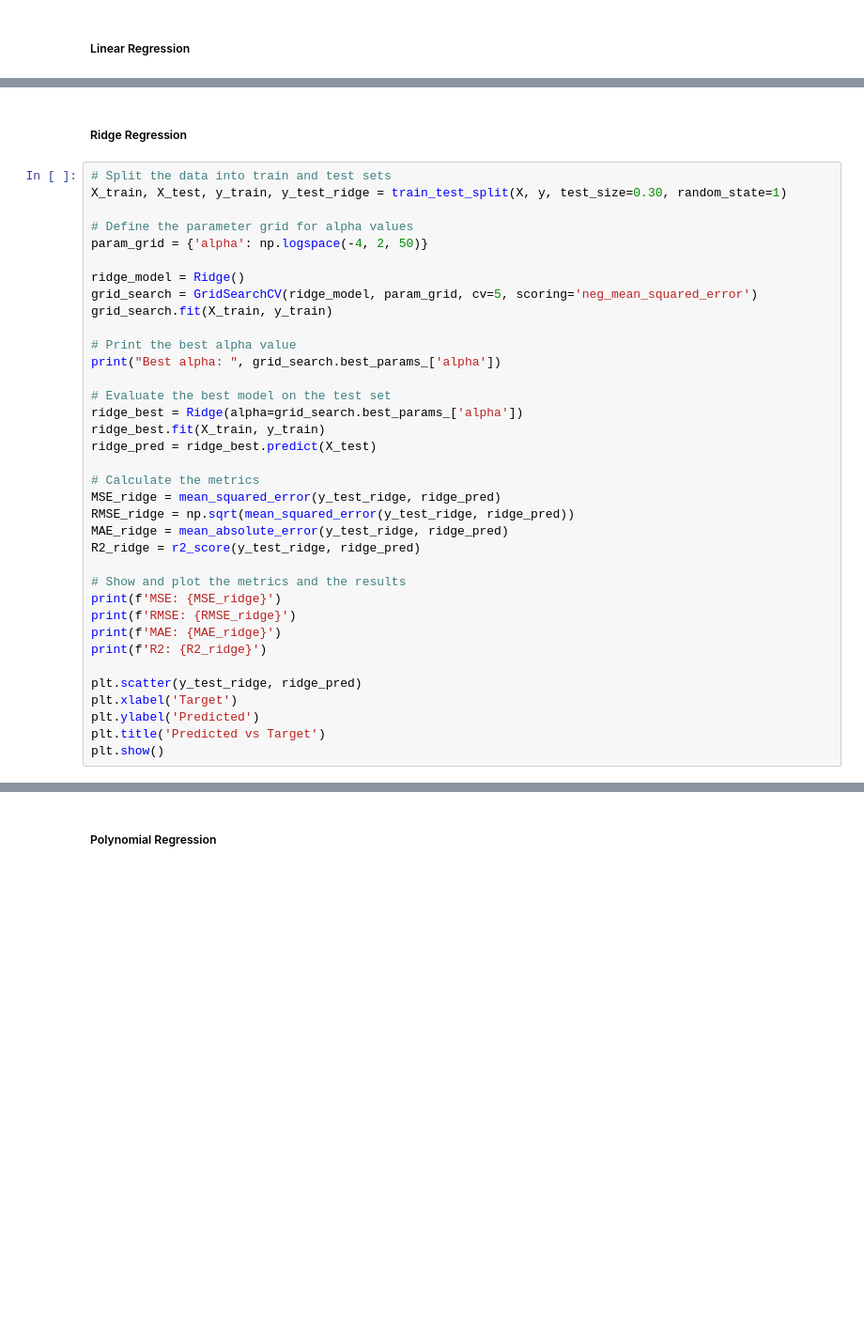
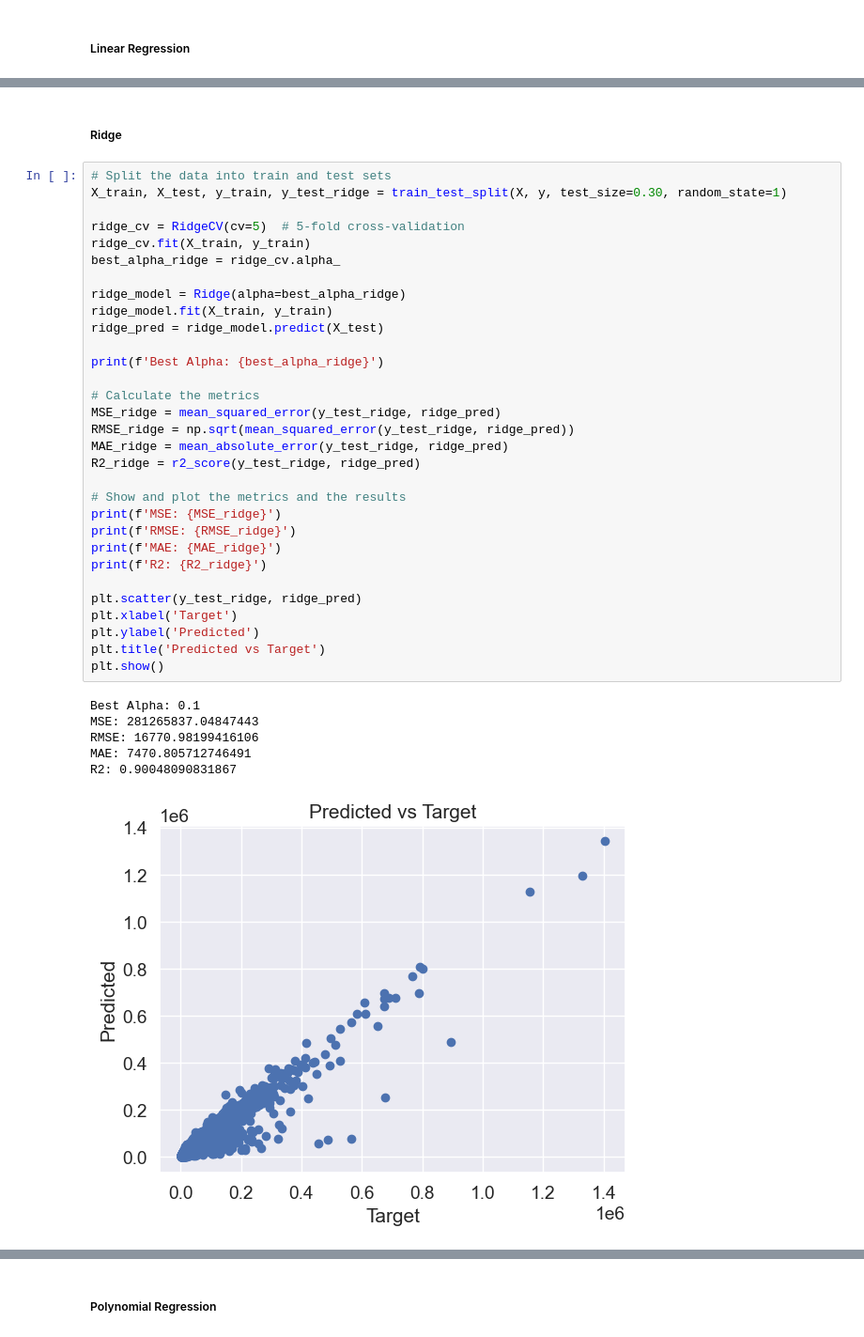
Before and after one commit to d1w1rm4/CS180-Project, a Jupyter notebook: model_code.ipynb, the cells around one changed output, grey strips where cells are left out. Shown at 94% size. Drawn from its saved outputs; the diff is of its cells as text; blank space fills up the shorter version.

```diff
--- a/model_code.ipynb
+++ b/model_code.ipynb
@@ -299,39 +330,41 @@ TypeError: 'NoneType' object is not iterable
 # %% [markdown]
-##### Ridge Regression
+##### Ridge
 # %%
 # Split the data into train and test sets
 X_train, X_test, y_train, y_test_ridge = train_test_split(X, y, test_size=0.30, random_state=1)
 
-# Define the parameter grid for alpha values
-param_grid = {'alpha': np.logspace(-4, 2, 50)}
+ridge_cv = RidgeCV(cv=5)  # 5-fold cross-validation
+ridge_cv.fit(X_train, y_train)
+best_alpha_ridge = ridge_cv.alpha_
 
-ridge_model = Ridge()
-grid_search = GridSearchCV(ridge_model, param_grid, cv=5, scoring='neg_mean_squared_error')
-grid_search.fit(X_train, y_train)
+ridge_model = Ridge(alpha=best_alpha_ridge)
+ridge_model.fit(X_train, y_train)
+ridge_pred = ridge_model.predict(X_test)
 
-# Print the best alpha value
-print("Best alpha: ", grid_search.best_params_['alpha'])
-
-# Evaluate the best model on the test set
-ridge_best = Ridge(alpha=grid_search.best_params_['alpha'])
-ridge_best.fit(X_train, y_train)
-ridge_pred = ridge_best.predict(X_test)
+print(f'Best Alpha: {best_alpha_ridge}')
 
 # Calculate the metrics
 MSE_ridge = mean_squared_error(y_test_ridge, ridge_pred)
 RMSE_ridge = np.sqrt(mean_squared_error(y_test_ridge, ridge_pred))
 MAE_ridge = mean_absolute_error(y_test_ridge, ridge_pred)
 R2_ridge = r2_score(y_test_ridge, ridge_pred)
 
 # Show and plot the metrics and the results
 print(f'MSE: {MSE_ridge}')
 print(f'RMSE: {RMSE_ridge}')
 print(f'MAE: {MAE_ridge}')
 print(f'R2: {R2_ridge}')
 
 plt.scatter(y_test_ridge, ridge_pred)
 plt.xlabel('Target')
 plt.ylabel('Predicted')
 plt.title('Predicted vs Target')
 plt.show()
+# %% [output]
+Best Alpha: 0.1
+MSE: 281265837.04847443
+RMSE: 16770.98199416106
+MAE: 7470.805712746491
+R2: 0.90048090831867
+[figure, added]
 # %% [markdown]
```
Also changed, not shown: parts of 18 cells of this notebook.
